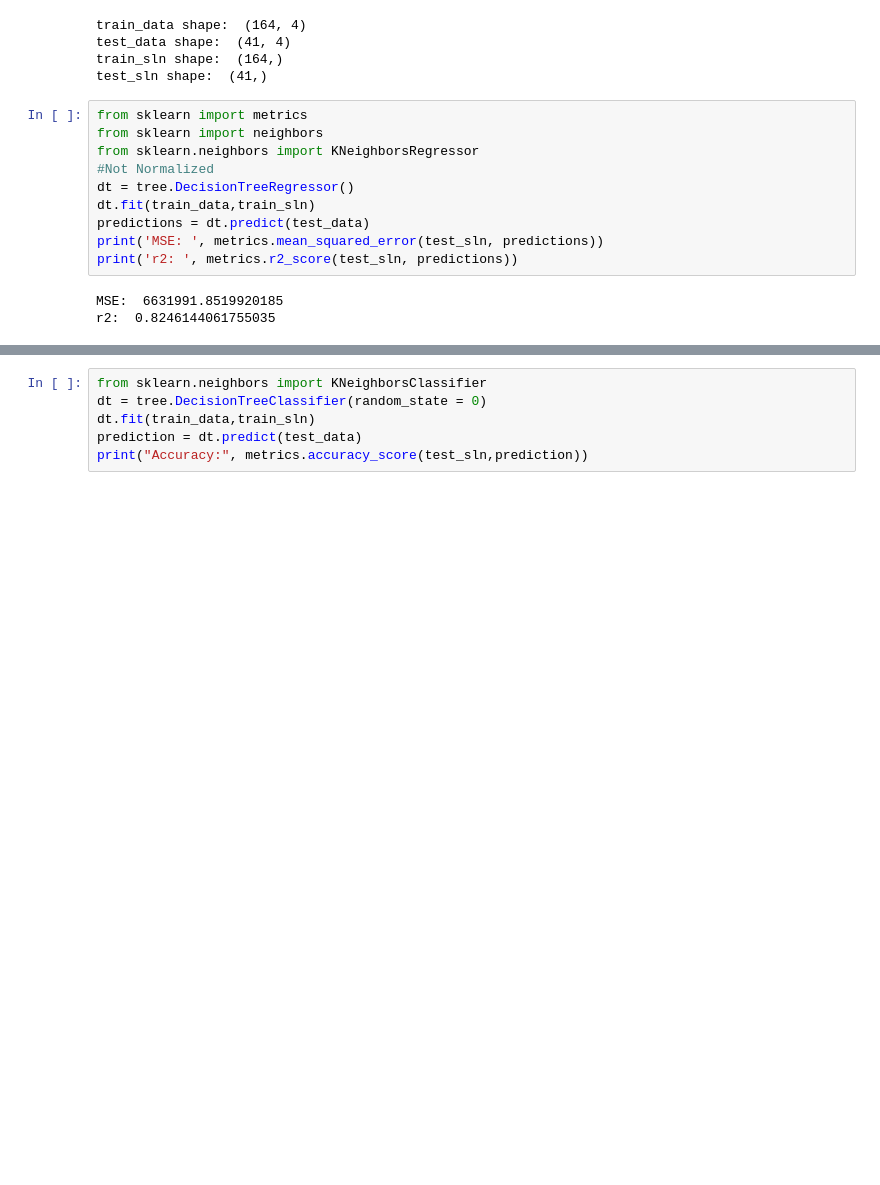
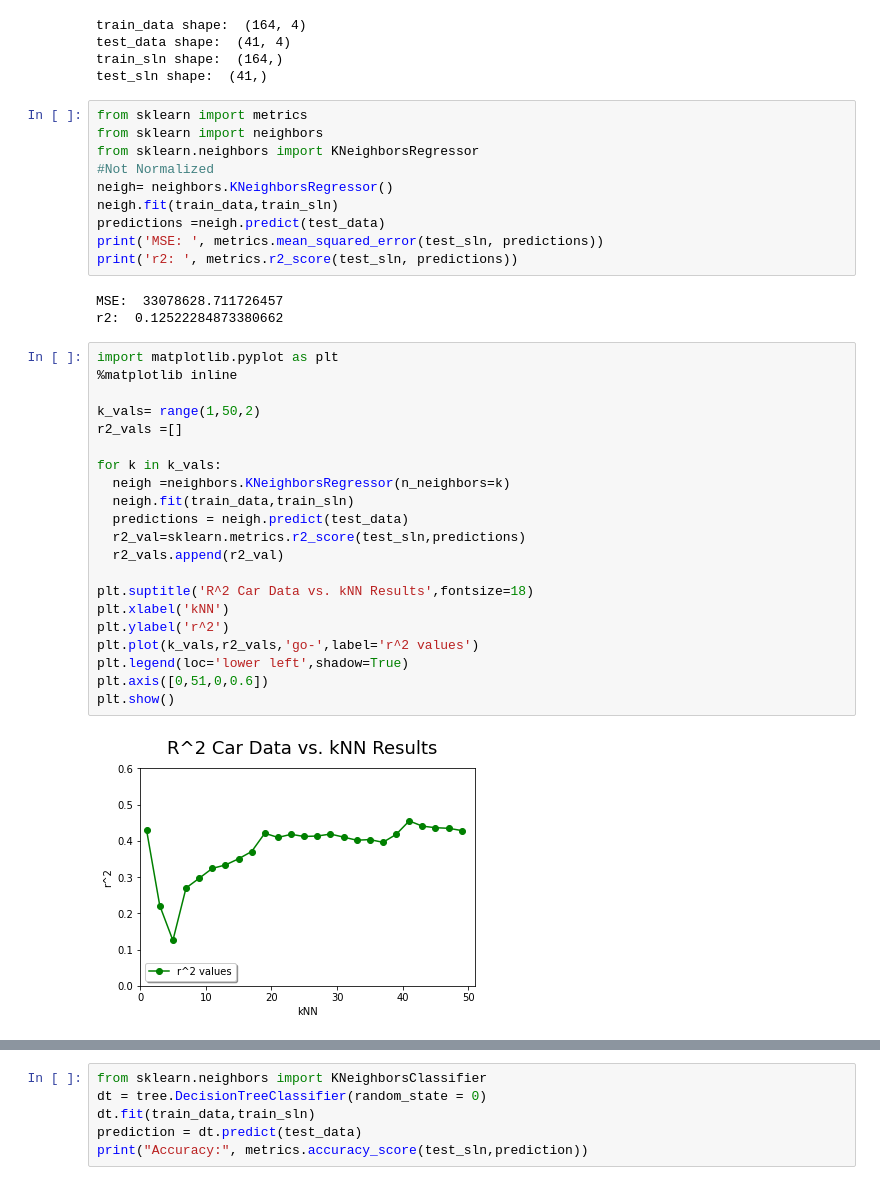
Before and after one commit to Katlynn23/Project1, a Jupyter notebook: Project1.ipynb, the cells around one changed output, grey strips where cells are left out. Saved outputs shown, nothing was run; the diff lists cells and outputs as text; blank space fills up the shorter version.

```diff
--- a/Project1.ipynb
+++ b/Project1.ipynb
@@ -151,14 +151,37 @@ from sklearn import metrics
 from sklearn import neighbors
 from sklearn.neighbors import KNeighborsRegressor
 #Not Normalized
-dt = tree.DecisionTreeRegressor()
-dt.fit(train_data,train_sln)
-predictions = dt.predict(test_data)
+neigh= neighbors.KNeighborsRegressor()
+neigh.fit(train_data,train_sln)
+predictions =neigh.predict(test_data)
 print('MSE: ', metrics.mean_squared_error(test_sln, predictions))
 print('r2: ', metrics.r2_score(test_sln, predictions))
 # %% [output]
-MSE:  6631991.8519920185
-r2:  0.8246144061755035
+MSE:  33078628.711726457
+r2:  0.12522284873380662
+# %%
+import matplotlib.pyplot as plt
+%matplotlib inline
+
+k_vals= range(1,50,2)
+r2_vals =[]
+
+for k in k_vals:
+  neigh =neighbors.KNeighborsRegressor(n_neighbors=k)
+  neigh.fit(train_data,train_sln)
+  predictions = neigh.predict(test_data)
+  r2_val=sklearn.metrics.r2_score(test_sln,predictions)
+  r2_vals.append(r2_val)
+
+plt.suptitle('R^2 Car Data vs. kNN Results',fontsize=18)
+plt.xlabel('kNN')
+plt.ylabel('r^2')
+plt.plot(k_vals,r2_vals,'go-',label='r^2 values')
+plt.legend(loc='lower left',shadow=True)
+plt.axis([0,51,0,0.6])
+plt.show()
+# %% [output]
+[figure, added]
 # %%
 from sklearn.preprocessing import StandardScaler
 scaler = StandardScaler()
```
Also changed, not shown: parts of 11 cells of this notebook.
